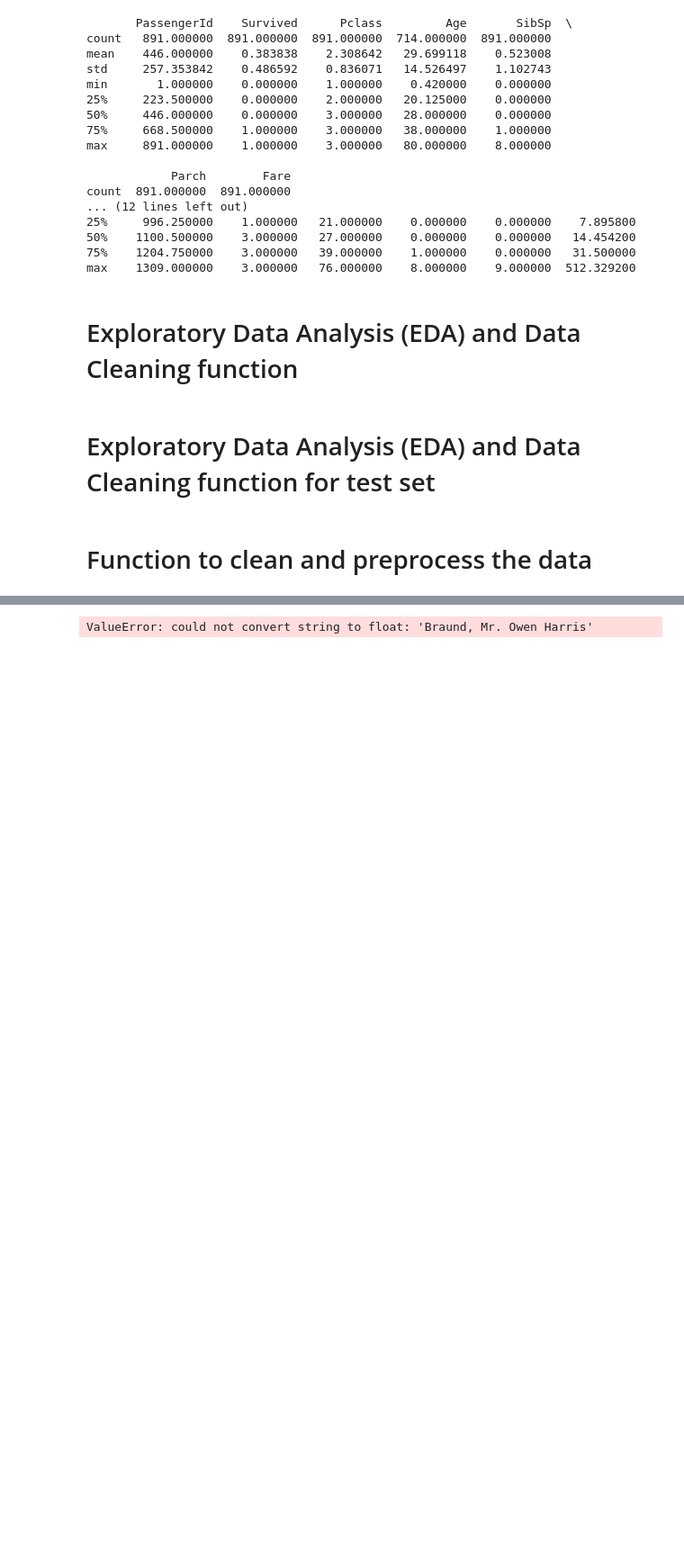
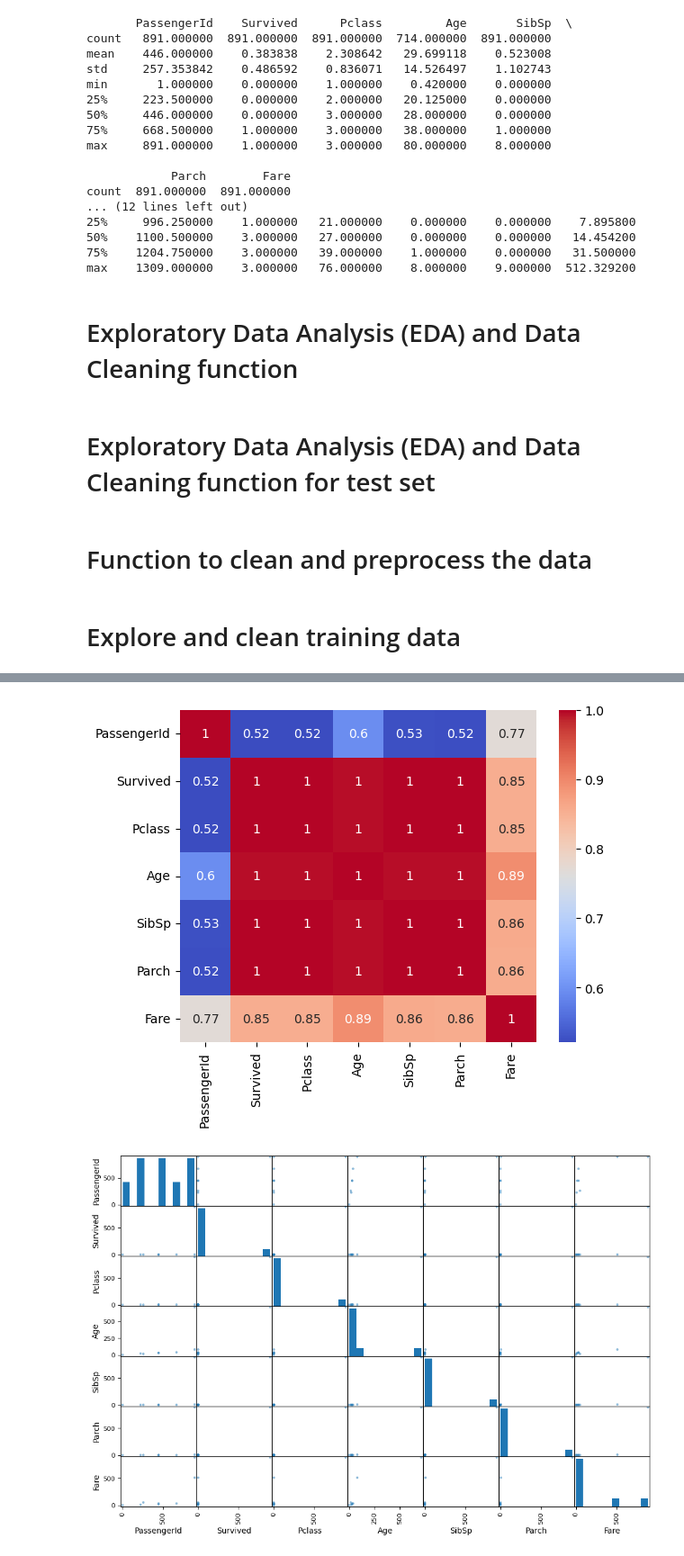
Before and after one commit to sandun7787/Titanic-Machine-Learning, a Jupyter notebook: Titanic_disaster.ipynb, the cells around one changed output, grey strips where cells are left out. Shown at 90% size. Drawn from its saved outputs; the diff is of its cells as text; code cells hidden in the pictures; blank space fills up the shorter version.

```diff
--- a/Titanic_disaster.ipynb
+++ b/Titanic_disaster.ipynb
@@ -158,12 +158,12 @@ def clean_data(data):
     data['Embarked'] = label_encoder.fit_transform(data['Embarked'])
 
     return data
+# %% [markdown]
+# Explore and clean training data
 # %%
-# Explore and clean training data
+
 print("Training Data Exploration:")
-explore_data(train_data)
-
-# Cleaning the training data
+explore_data(x)
 train_data = clean_data(train_data)
 # %% [output]
 Training Data Exploration:
@@ -186 +186,2 @@ Correlation Matrix:
-ValueError: could not convert string to float: 'Braund, Mr. Owen Harris'
+[figure, added]
+[figure, added]
```
Also changed, not shown: parts of 7 cells of this notebook.
